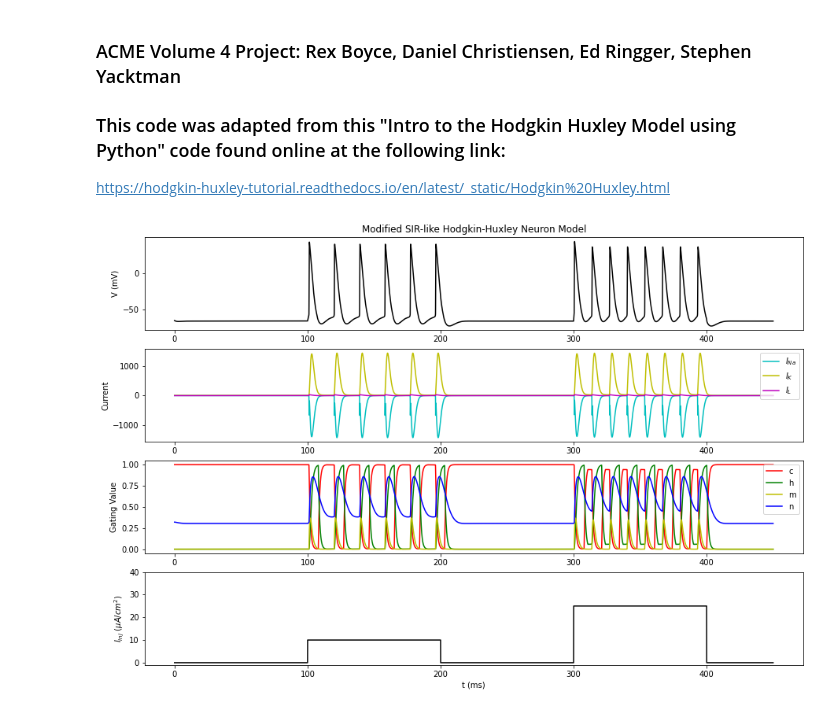
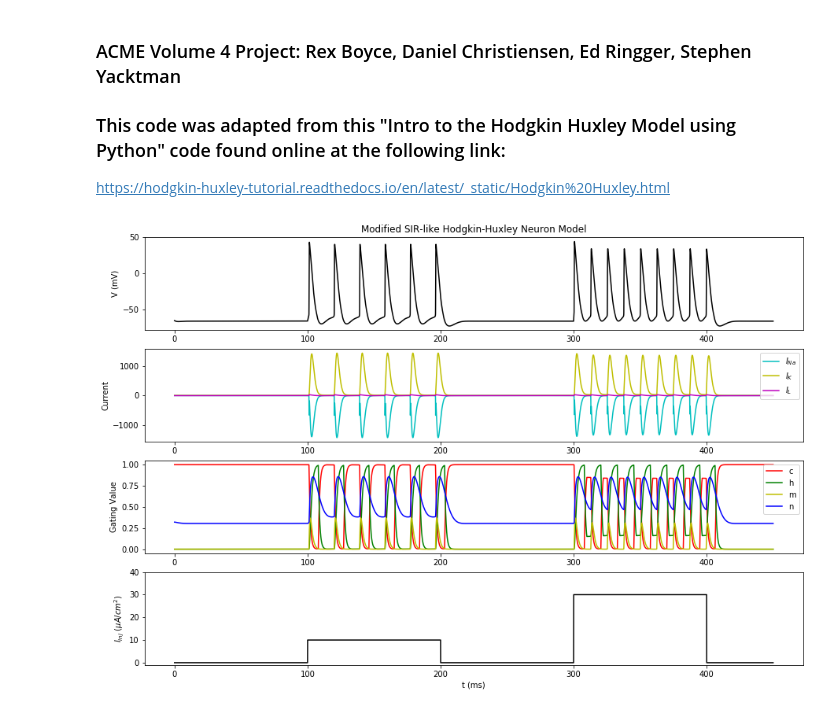
Before and after one commit to rexboyce/neuron_model, a Jupyter notebook: initial_predictions.ipynb, the cells around one changed output. Drawn from its saved outputs; the diff is of its cells as text; code cells hidden in the pictures.

Commit message:
experimenting with injected current

```diff
--- a/initial_predictions.ipynb
+++ b/initial_predictions.ipynb
@@ -42,7 +41,7 @@ class HodgkinHuxley():
     E_L  = -54.387
     """Leak Nernst reversal potentials, in mV"""
 
-    t = sp.arange(0.0, 450.0, 0.01)
+    t = np.arange(0.0, 450.0, 0.01)
     """ The time to integrate over """
 
     def o(self, V, scalar=0.75):
@@ -85,7 +84,7 @@ class HodgkinHuxley():
 
     def beta_n(self, V):
         """Channel gating kinetics. Functions of membrane voltage"""
-        return 0.125*sp.exp(-(V+65) / 80.0)
+        return 0.125*np.exp(-(V+65) / 80.0)
 
     def I_Na(self, V, c, h):
         """
@@ -128,7 +127,7 @@ class HodgkinHuxley():
         |           step down to 0 uA/cm^2 at t>400
         """
         ## NOTE: the following line used to read # + 35*(t>300) - 35*(t>400)
-        return 10*(t>100) - 10*(t>200) + 25*(t>300) - 25*(t>400)
+        return 10*(t>100) - 10*(t>200) + injected_current*(t>300) - injected_current*(t>400)
 
     @staticmethod
     def dALLdt(X, t, self):
@@ -197,7 +196,8 @@ class HodgkinHuxley():
 
         plt.show()
 # %%
+injected_current = 30
 runner = HodgkinHuxley()
 runner.Main()
 # %% [output]
-[figure, old version]
+[figure, new version]
```
Also changed, not shown: parts of 1 cell of this notebook.
